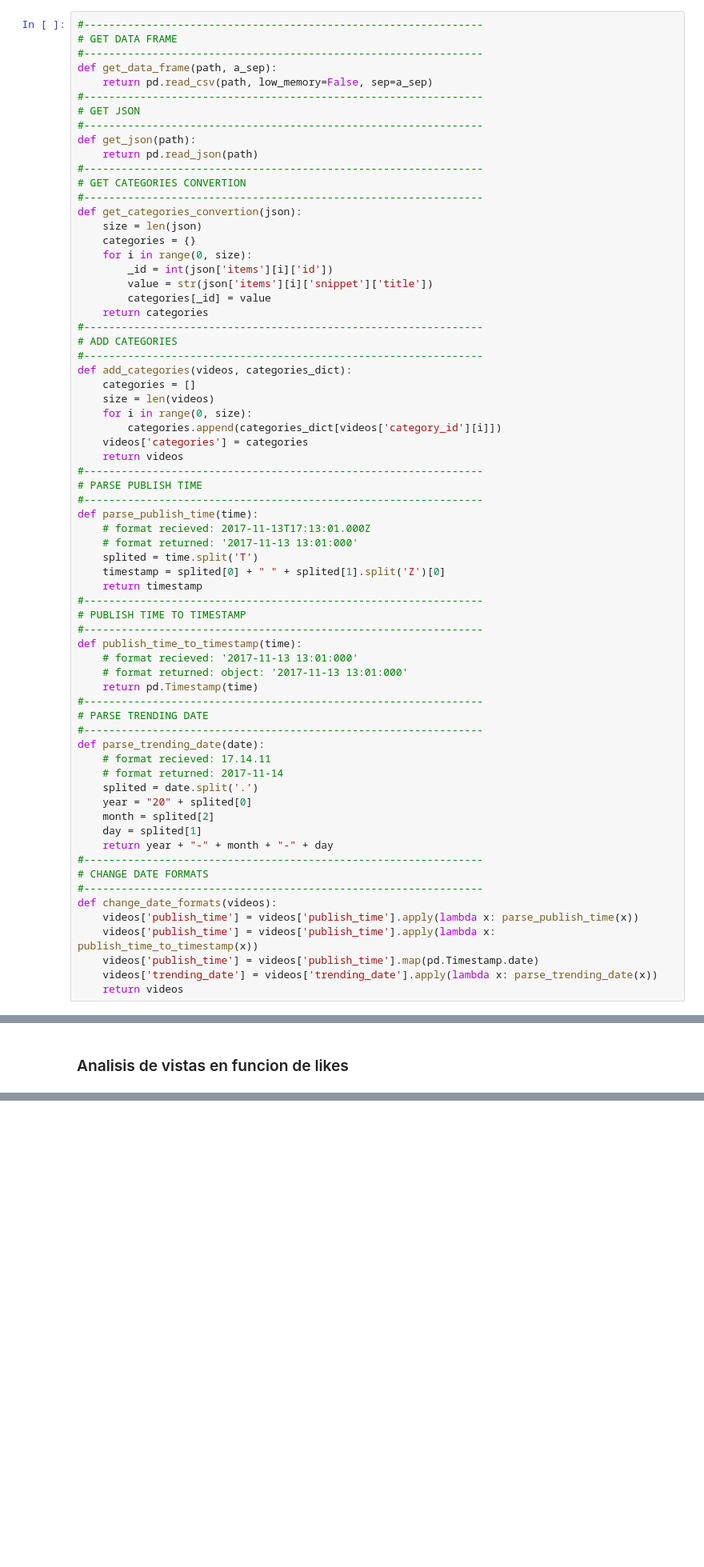
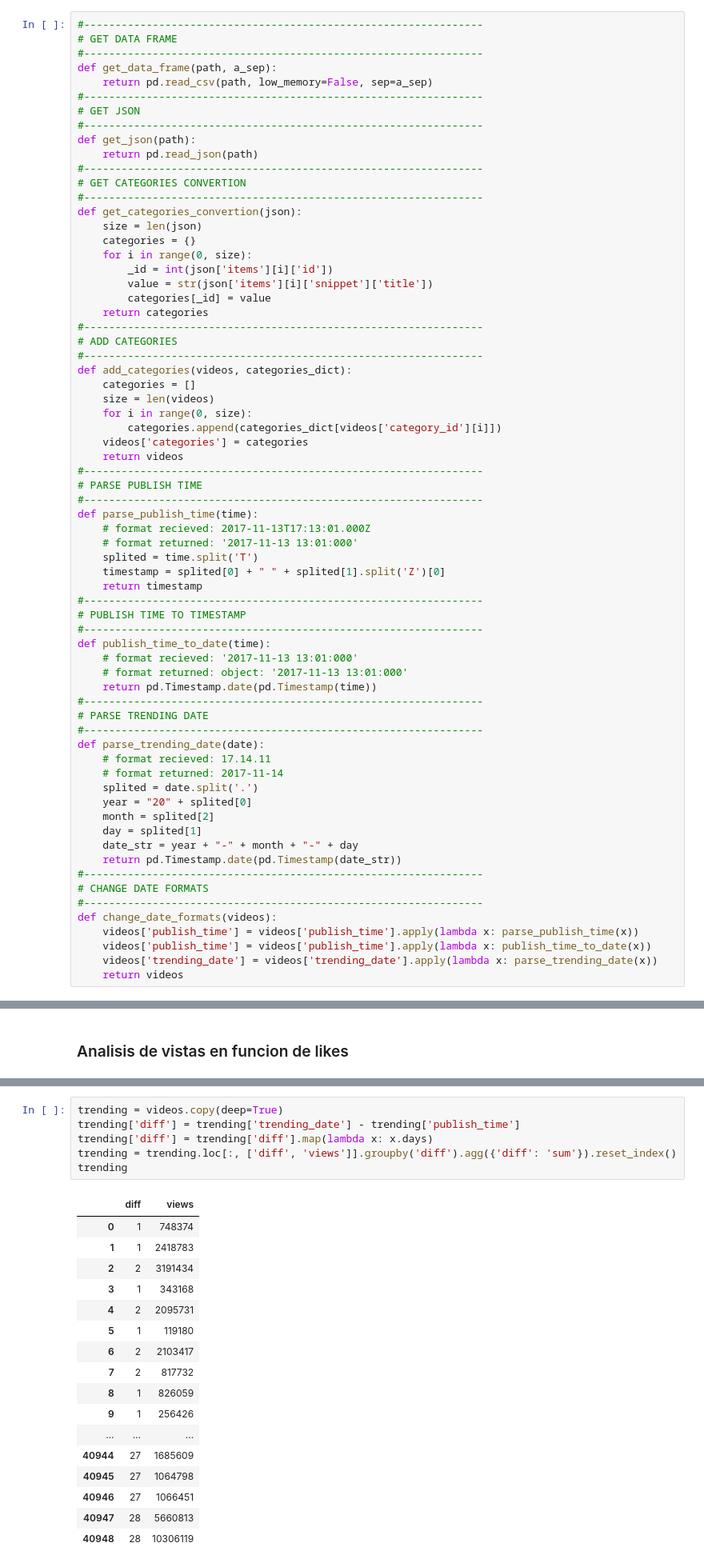
Before and after one commit to BlancoSebastianEzequiel/7750-TPFinal, a Jupyter notebook: src/analisis.ipynb, the cells around one changed output, grey strips where cells are left out. Shown: that part at 80% size. Drawn from its saved outputs; the diff is of its cells as text; blank space fills up the shorter version.

Commit message:
add analisis of trending dates

```diff
--- a/src/analisis.ipynb
+++ b/src/analisis.ipynb
@@ -55,10 +55,10 @@ def parse_publish_time(time):
 #----------------------------------------------------------------
 # PUBLISH TIME TO TIMESTAMP
 #----------------------------------------------------------------
-def publish_time_to_timestamp(time):
+def publish_time_to_date(time):
     # format recieved: '2017-11-13 13:01:000'
     # format returned: object: '2017-11-13 13:01:000'
-    return pd.Timestamp(time)
+    return pd.Timestamp.date(pd.Timestamp(time))
 #----------------------------------------------------------------
 # PARSE TRENDING DATE
 #----------------------------------------------------------------
@@ -69,14 +69,14 @@ def parse_trending_date(date):
     year = "20" + splited[0]
     month = splited[2]
     day = splited[1]
-    return year + "-" + month + "-" + day
+    date_str = year + "-" + month + "-" + day
+    return pd.Timestamp.date(pd.Timestamp(date_str))
 #----------------------------------------------------------------
 # CHANGE DATE FORMATS
 #----------------------------------------------------------------
 def change_date_formats(videos):
     videos['publish_time'] = videos['publish_time'].apply(lambda x: parse_publish_time(x))
-    videos['publish_time'] = videos['publish_time'].apply(lambda x: publish_time_to_timestamp(x))
-    videos['publish_time'] = videos['publish_time'].map(pd.Timestamp.date)
+    videos['publish_time'] = videos['publish_time'].apply(lambda x: publish_time_to_date(x))
     videos['trending_date'] = videos['trending_date'].apply(lambda x: parse_trending_date(x))
     return videos
 # %%
@@ -149,3 +149,27 @@ graph
 # %% [output]
 <matplotlib.axes._subplots.AxesSubplot at 0x...>
 [figure]
+# %%
+trending = videos.copy(deep=True)
+trending['diff'] = trending['trending_date'] - trending['publish_time']
+trending['diff'] = trending['diff'].map(lambda x: x.days)
+trending = trending.loc[:, ['diff', 'views']].groupby('diff').agg({'diff': 'sum'}).reset_index()
+trending
+# %% [output]
+|  | diff | views |
+| 0 | 1 | 748374 |
+| 1 | 1 | 2418783 |
+| 2 | 2 | 3191434 |
+| 3 | 1 | 343168 |
+| 4 | 2 | 2095731 |
+| 5 | 1 | 119180 |
+| 6 | 2 | 2103417 |
+| 7 | 2 | 817732 |
+| 8 | 1 | 826059 |
+| 9 | 1 | 256426 |
+| ... | ... | ... |
+| 40944 | 27 | 1685609 |
+| 40945 | 27 | 1064798 |
+| 40946 | 27 | 1066451 |
+| 40947 | 28 | 5660813 |
+| 40948 | 28 | 10306119 |
```
Also changed, not shown: parts of 1 cell of this notebook.
